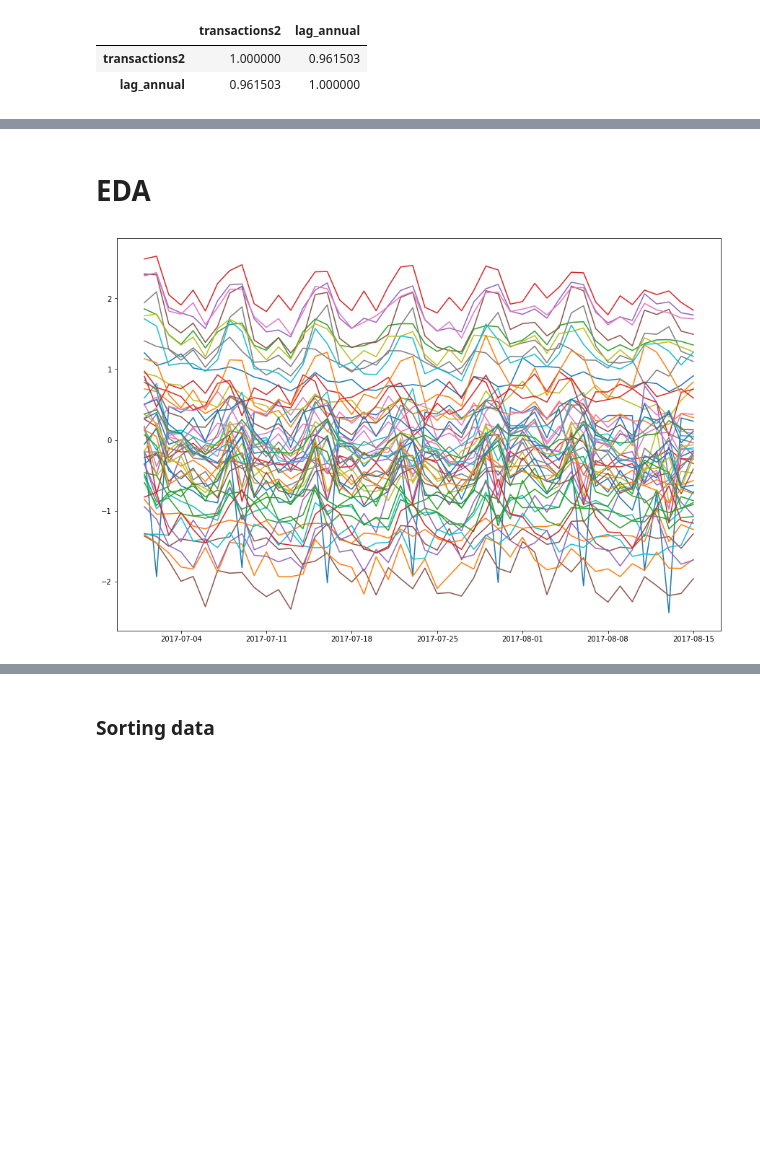
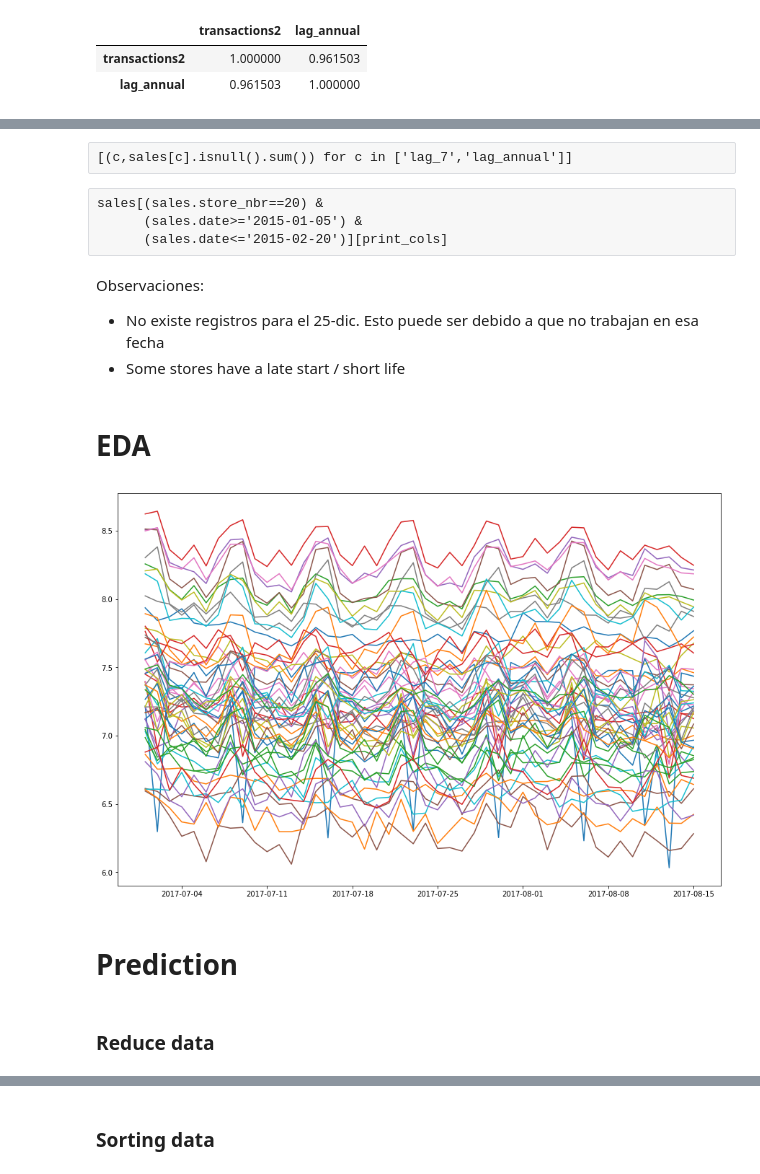
Before and after one commit to rgualan/la_favorita, a Jupyter notebook: notebooks/predict_transactions.ipynb, the cells around one changed output, grey strips where cells are left out. Cells and saved outputs as stored; diff of their text form; code cells hidden in the pictures; blank space fills up the shorter version.

```diff
--- a/notebooks/predict_transactions.ipynb
+++ b/notebooks/predict_transactions.ipynb
@@ -228,7 +134,8 @@ cat_columns = ['store_nbr','city', 'state', 'type']
 
 def encode(df, column) -> pd.DataFrame:
     one_hot = pd.get_dummies(df[column], drop_first=False, prefix=column)
-    return (one_hot - one_hot.mean()) / one_hot.std()
+    #return (one_hot - one_hot.mean()) / one_hot.std()
+    return one_hot
 
 for column in cat_columns:
     column_enc = encode(sales, column)
@@ -284,8 +198,8 @@ sales2 = sales2.reindex(
         names=["date", "store_nbr"]
     )
 )
-sales2 = sales2.sort_index()
-some_cols2 = [c for c in some_cols if c!='date' and c!='store_nbr']
+sales2.sort_index(inplace=True)
+#some_cols2 = [c for c in some_cols if c!='date' and c!='store_nbr']
 # %%
 sales2['lag_7']=np.nan
 sales2['lag_7']=sales2['transactions2'].shift(7*len(u_stores))
@@ -298,32 +211,16 @@ sales2[['transactions2','lag_7']].corr()
 ### Lagged features: lag_365 (anual trend)
 # %%
 sales2['lag_annual']=np.nan
-sales2['lag_annual']=sales2['transactions2'].shift(364*len(u_stores))
+sales2['lag_annual']= sales2['transactions2'].shift(364*len(u_stores)).values
+
+#sales2['lag_annual']= \
+#    (1 *   sales2['transactions2'].shift(364*len(u_stores)).values +
+#     1.5 * sales2['transactions2'].shift(365*len(u_stores)).values +
+#     1 *sales2['transactions2'].shift(366*len(u_stores)).values)/3.5
+# It was not better than (364 shift)
+
 sales2[['transactions2','lag_annual']].corr()
 # %% [output]
 |  | transactions2 | lag_annual |
 | transactions2 | 1.000000 | 0.961503 |
 | lag_annual | 0.961503 | 1.000000 |
-# %%
-sales2['lag_annual']=np.nan
-
-## Selecting MultiIndex dataframe
-dateindex = sales2.index.get_level_values('date')
-storeindex = sales2.index.get_level_values('store_nbr')
-#sales2.loc[dateindex.year == 2014]
-#sales2.loc[dateindex == '2017-05-09']
-#sales2.loc[(dateindex == '2017-05-09') & (storeindex==1)]
-#sales2.loc[(dateindex.year == 2014) & (storeindex==25)]
-
-for year in reversed(range(2014,2018)):
-    hop = 365
-    if year==2017:
-        hop = 366
-
-    sales2.loc[dateindex.year.isin([year,year-1]),'lag_annual'] = \
-    sales2.loc[dateindex.year.isin([year,year-1]),'transactions2'].shift(hop*len(u_stores))
-
-sales2[['transactions2','lag_annual']].corr()
-
-# Check
-# sales2.loc[(dateindex.month==2) & (dateindex.day==2) & (storeindex==25),['transactions2','lag_annual']]
@@ -337,0 +258,2 @@ del sales2
+# %% [raw]
+[(c,sales[c].isnull().sum()) for c in ['lag_7','lag_annual']]
@@ -338,13 +274,25 @@ del sales2
+# %% [raw]
+sales[(sales.store_nbr==20) &
+      (sales.date>='2015-01-05') &
+      (sales.date<='2015-02-20')][print_cols]
+# %% [markdown]
+Observaciones:
+- No existe registros para el 25-dic. Esto puede ser debido a que no trabajan en esa fecha
+- Some stores have a late start / short life
 # %% [markdown]
 # EDA
 # %%
 plt.figure(figsize=(15,10))
 
 for store in sorted(sales.store_nbr.unique()):
     a_store = sales[(sales.store_nbr==store) & (sales.date>='2017-07-01')]
-    ts = pd.Series(a_store['transactions3'].values, index = a_store.date)
+    ts = pd.Series(a_store['transactions2'].values, index = a_store.date)
     plt.plot(ts, label='Store %s'%(store))
 
 plt.show()
 # %% [output]
-[figure, old version]
+[figure, new version]
+# %% [markdown]
+# Prediction
+# %% [markdown]
+### Reduce data
```
Also changed, not shown: parts of 33 cells of this notebook, 4 other files.
